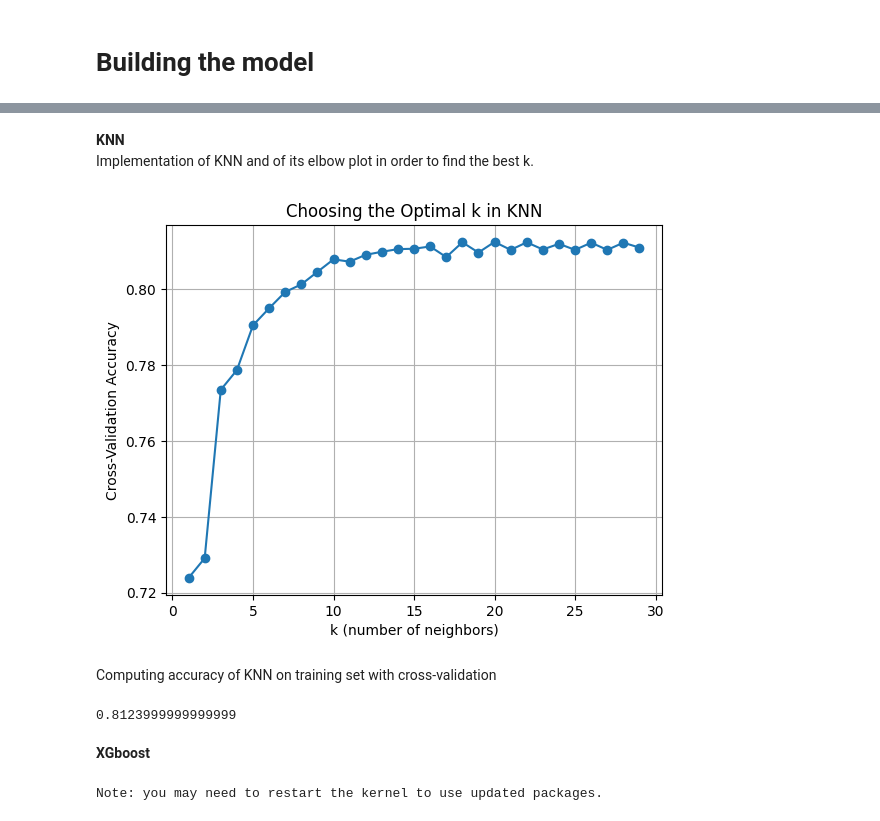
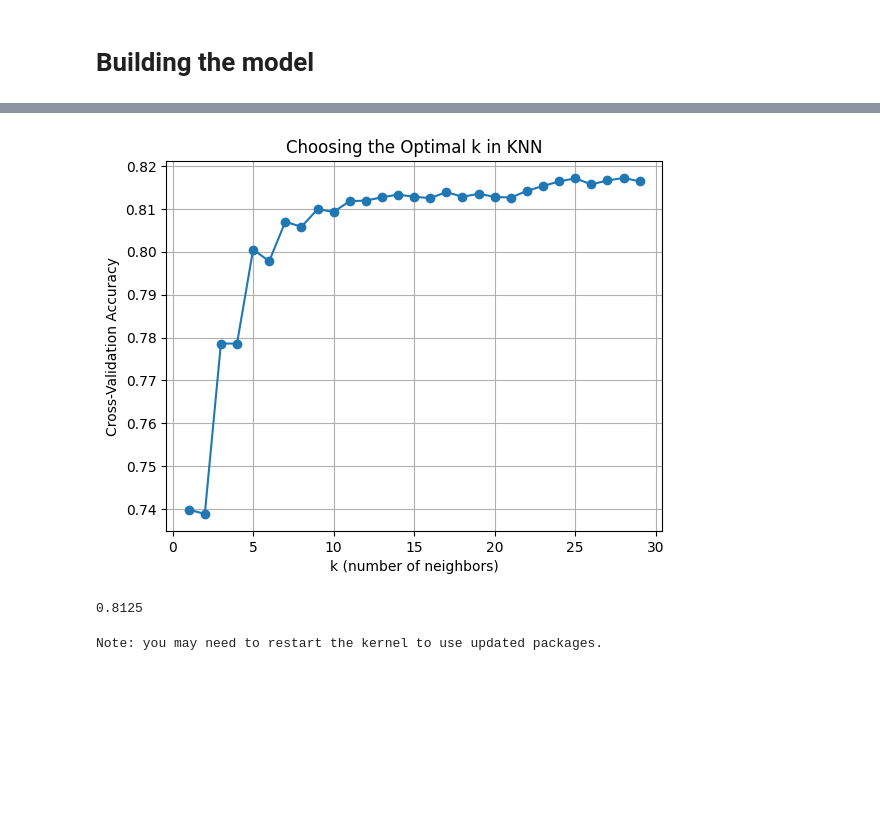
Before and after one commit to TommasoSbrenna/Challenge-FDS, a Jupyter notebook: notebook-definitivo.ipynb, the cells around one changed output, grey strips where cells are left out. Saved outputs shown, nothing was run; the diff lists cells and outputs as text; code cells hidden in the pictures; blank space fills up the shorter version.

```diff
--- a/notebook-definitivo.ipynb
+++ b/notebook-definitivo.ipynb
@@ -15,7 +15,6 @@ test_file_path = os.path.join(DATA_PATH, 'test.jsonl')
 # %%
 train_data = []
 
-# Read the file line by line
 print(f"Loading data from '{train_file_path}'...")
 try:
     with open(train_file_path, 'r') as f:
@@ -26,10 +25,10 @@ try:
     # Let's inspect the first battle to see its structure
     print("\n--- Structure of the first train battle: ---")
     if train_data:
-        first_battle = train_data[7]
+        first_battle = train_data[0]
 
         battle_for_display = first_battle.copy()
-        battle_for_display['battle_timeline'] = battle_for_display.get('battle_timeline', [])[:2] # Show first 2 turns
+        battle_for_display['battle_timeline'] = battle_for_display.get('battle_timeline', []) [:2] # Show first 2 turns
 
         print(json.dumps(battle_for_display, indent=4))
         if len(first_battle.get('battle_timeline', [])) > 2:
@@ -495,35 +607,47 @@ Implementation of grid search in order to find the best hyperparameters for the
 # %%
-from sklearn.linear_model import LogisticRegression
+# per la regressione logistica applico grid search per trovare i migliori iperparametri
+
 from sklearn.model_selection import GridSearchCV
 from sklearn.linear_model import LogisticRegression
 from sklearn.metrics import confusion_matrix, roc_auc_score
 
 model = LogisticRegression(random_state=42, max_iter=1000)
-
-
+# Define the parameter grid to search
 param_grid = {
     'C': [0.1, 0.5, 1, 1.5, 2],
     'penalty': ['l1', 'l2'],
     'solver': ['liblinear', 'lbfgs']
 }
 
-
+# Create the GridSearchCV object
 grid_logreg = GridSearchCV(
     estimator=model,
     param_grid=param_grid,
     scoring=['roc_auc', 'accuracy'],
-    n_jobs=4,
-    cv=5,
-    refit='roc_auc',  #  the metric by which we want to take the best estimator
+    n_jobs=4,        # use 4 cores in parallel
+    cv=5,            # 5-fold cross-validation, more on this later
+    refit='accuracy',      # retrain the best model on the full training set
     return_train_score=True
 )
 
+# Fit the GridSearchCV object on the training data for lr
+grid_logreg.fit(X_train_lr_scaled, y_train)
 
-grid_logreg.fit(X_train_scaled, y_train)
-
+# Read the cv_results_ property into a DataFrame
 cv_results_df = pd.DataFrame(grid_logreg.cv_results_)
 
-predictions_lr = grid_logreg.best_estimator_.predict(X_test_scaled)
+# Check what type of object the best_estimator_ property returns
+print(type(grid_logreg.best_estimator_))
 
+# Use the best estimator to make predictions on the test set
+predictions_lr = grid_logreg.best_estimator_.predict(X_test_lr_scaled)
+
+# Display a few predicted class labels (0 = benign, 1 = malignant)
 print("Predicted labels:", predictions_lr[:10])
+
+cv_df = pd.DataFrame(grid_logreg.cv_results_)
+best_idx = grid_logreg.best_index_
+mean_acc = cv_df.loc[best_idx, 'mean_test_accuracy']
+print("\naccuracy",mean_acc)
+best_log_reg = grid_logreg.best_estimator_
 # %% [output]
@@ -601,38 +675,31 @@ Best hyperparameters:
-# %% [markdown]
-**KNN**
-Implementation of KNN and of its elbow plot in order to find the best k.
 # %%
+#faccio elbow-plot su knn per troavare miglior k
 from sklearn.neighbors import KNeighborsClassifier
 from sklearn.model_selection import train_test_split, cross_val_score
 from sklearn.metrics import accuracy_score, confusion_matrix, ConfusionMatrixDisplay
 import matplotlib.pyplot as plt
 
 ks = range(1, 30)
-
+# Compute 5-fold cross-validation accuracy for each k
 scores = [
-    cross_val_score(KNeighborsClassifier(n_neighbors=k), X_train_scaled, y_train, cv=5).mean()
+    cross_val_score(KNeighborsClassifier(n_neighbors=k), X_train_knn_scaled, y_train, cv=5).mean()
     for k in ks
 ]
-
 plt.plot(ks, scores, marker='o')
 plt.xlabel('k (number of neighbors)')
 plt.ylabel('Cross-Validation Accuracy')
 plt.title('Choosing the Optimal k in KNN')
 plt.grid(True)
 plt.show()
 
-# elbow at k = 18
+# elbow at 24
 # %% [output]
-[figure, old version]
+[figure, new version]
-# %% [markdown]
-Computing accuracy of KNN on training set with cross-validation
 # %%
-acc_knn = cross_val_score(KNeighborsClassifier(n_neighbors = 18), X_train_scaled, y_train, cv = 5).mean()
+acc_knn = cross_val_score(KNeighborsClassifier(n_neighbors = 24), X_train_scaled, y_train, cv = 5).mean()
 print(acc_knn)
 # %% [output]
-0.8123999999999999
+0.8125
-# %% [markdown]
-**XGboost**
 # %%
 pip install xgboost -q
 # %% [output]
```
Also changed, not shown: parts of 21 cells of this notebook.
